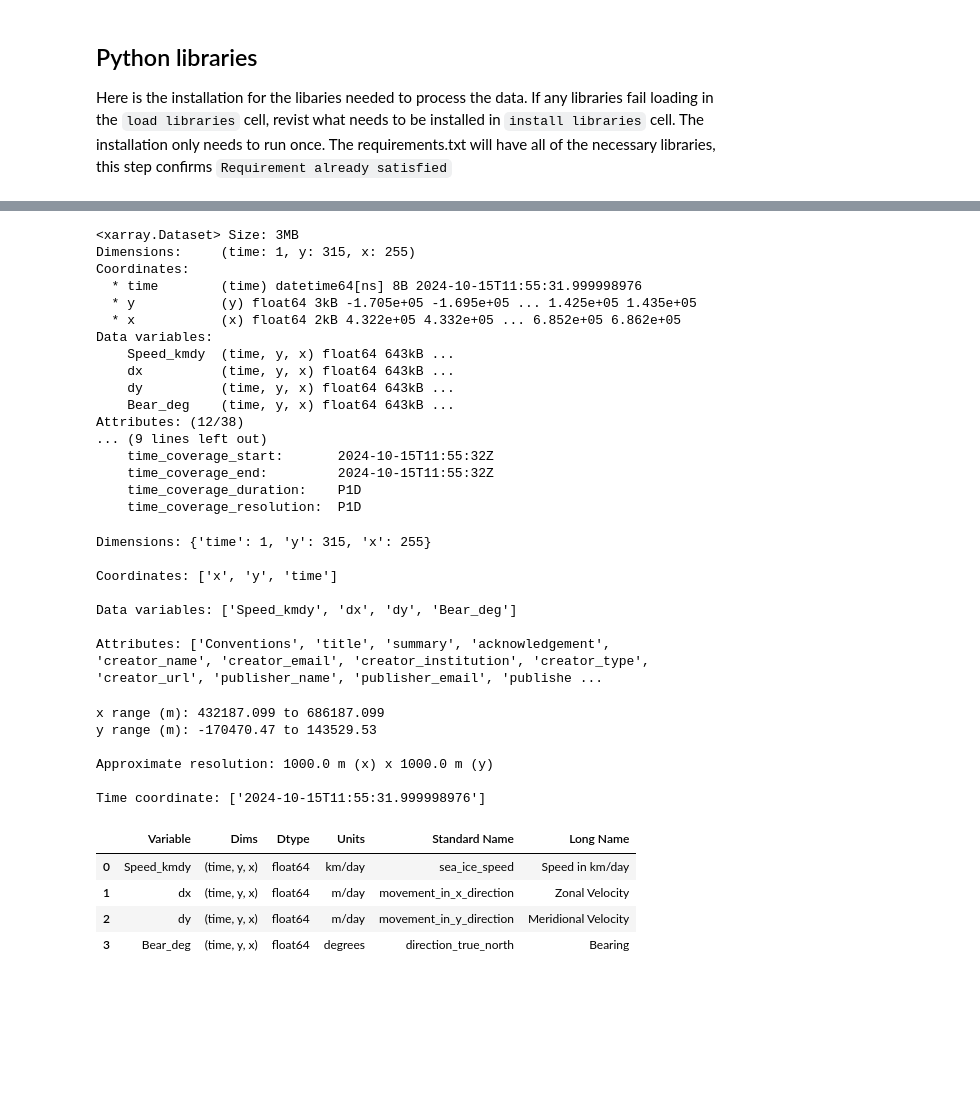
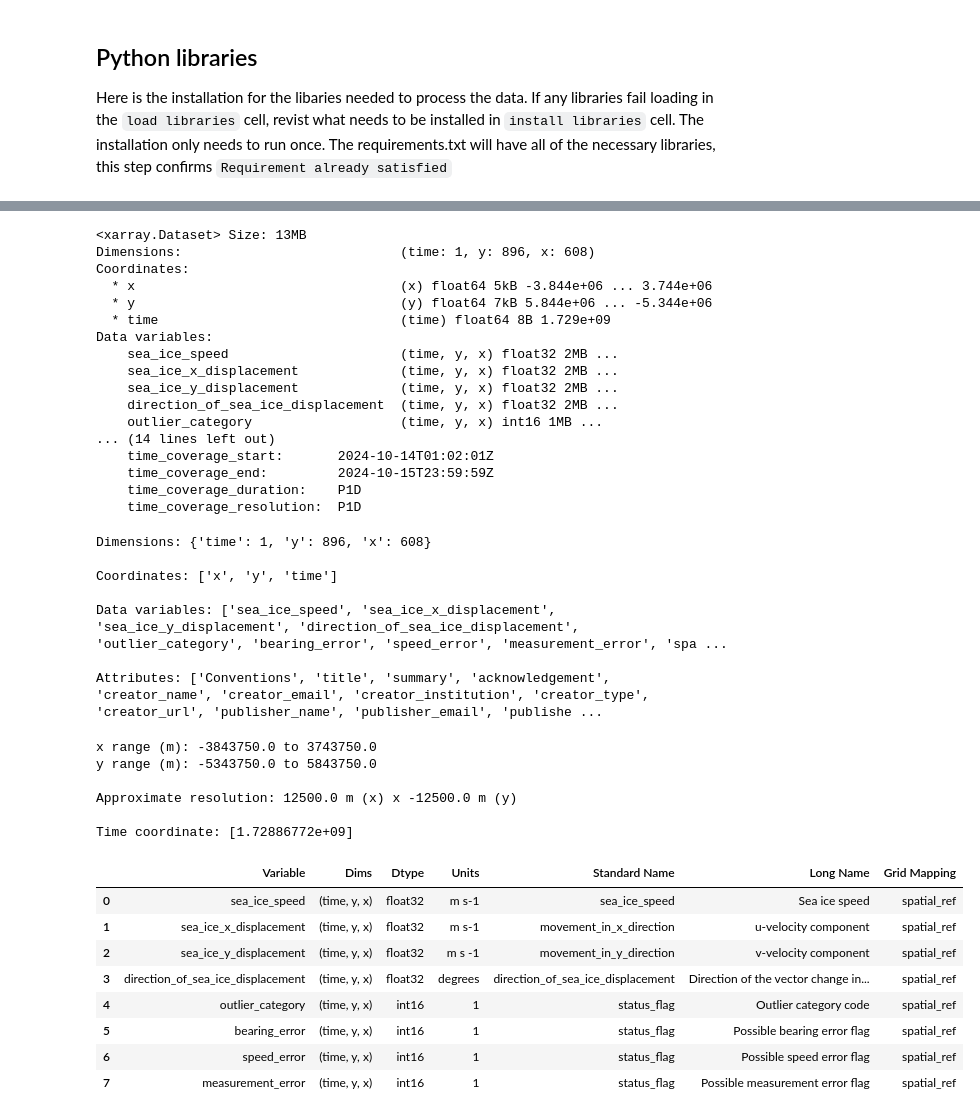
Before and after one commit to BG-NOAA/read_sar_drift_netcdf, a Jupyter notebook: read_netcdf_tutorial.ipynb, the cells around one changed output, grey strips where cells are left out. Drawn from its saved outputs; the diff is of its cells as text; code cells hidden in the pictures; blank space fills up the shorter version.

```diff
--- a/read_netcdf_tutorial.ipynb
+++ b/read_netcdf_tutorial.ipynb
@@ -43,25 +44,25 @@ if you see a warning foy `pyproj`, it is okay to ignore. Just a warning about se
 It has not impact on the ability to use the library
 """
 
-nc_path = "SIVelocity_SAR_20241015_115532_20241016_113140_v0.nc" # assuming file in in notebook directory
-ds = xr.open_dataset(nc_path)
+nc_path = "SIVelocity_SAR_20241014_20241015_daily_12km_NH_v01.nc" # assuming file in in notebook directory
+ds = xr.open_dataset(nc_path, decode_times=False, mask_and_scale=False)
 ds
 # %% [output]
-<xarray.Dataset> Size: 3MB
-Dimensions:     (time: 1, y: 315, x: 255)
+<xarray.Dataset> Size: 13MB
+Dimensions:                            (time: 1, y: 896, x: 608)
 Coordinates:
-  * time        (time) datetime64[ns] 8B 2024-10-15T11:55:31.999998976
-  * y           (y) float64 3kB -1.705e+05 -1.695e+05 ... 1.425e+05 1.435e+05
-  * x           (x) float64 2kB 4.322e+05 4.332e+05 ... 6.852e+05 6.862e+05
+  * x                                  (x) float64 5kB -3.844e+06 ... 3.744e+06
+  * y                                  (y) float64 7kB 5.844e+06 ... -5.344e+06
+  * time                               (time) float64 8B 1.729e+09
 Data variables:
-    Speed_kmdy  (time, y, x) float64 643kB ...
-    dx          (time, y, x) float64 643kB ...
-    dy          (time, y, x) float64 643kB ...
-    Bear_deg    (time, y, x) float64 643kB ...
-Attributes: (12/38)
-... (9 lines left out)
-    time_coverage_start:       2024-10-15T11:55:32Z
-    time_coverage_end:         2024-10-15T11:55:32Z
+    sea_ice_speed                      (time, y, x) float32 2MB ...
+    sea_ice_x_displacement             (time, y, x) float32 2MB ...
+    sea_ice_y_displacement             (time, y, x) float32 2MB ...
+    direction_of_sea_ice_displacement  (time, y, x) float32 2MB ...
+    outlier_category                   (time, y, x) int16 1MB ...
+... (14 lines left out)
+    time_coverage_start:       2024-10-14T01:02:01Z
+    time_coverage_end:         2024-10-15T23:59:59Z
     time_coverage_duration:    P1D
     time_coverage_resolution:  P1D
 # %%
@@ -72,11 +73,11 @@ print("Coordinates:", list(ds.coords), "\n")
 print("Data variables:", list(ds.data_vars), "\n")
 print("Attributes:", list(ds.attrs))
 # %% [output]
-Dimensions: {'time': 1, 'y': 315, 'x': 255}
+Dimensions: {'time': 1, 'y': 896, 'x': 608}
 
 Coordinates: ['x', 'y', 'time']
 
-Data variables: ['Speed_kmdy', 'dx', 'dy', 'Bear_deg']
+Data variables: ['sea_ice_speed', 'sea_ice_x_displacement', 'sea_ice_y_displacement', 'direction_of_sea_ice_displacement', 'outlier_category', 'bearing_error', 'speed_error', 'measurement_error', 'spa ...
 
 Attributes: ['Conventions', 'title', 'summary', 'acknowledgement', 'creator_name', 'creator_email', 'creator_institution', 'creator_type', 'creator_url', 'publisher_name', 'publisher_email', 'publishe ...
 # %%
@@ -96,32 +97,42 @@ print(f'Approximate resolution: {dx_grid} m (x) x {dy_grid} m (y)\n')
 # all time(s) in dataset
 print(f'Time coordinate: {ds["time"].values}')
 # %% [output]
-x range (m): 432187.099 to 686187.099
-y range (m): -170470.47 to 143529.53
+x range (m): -3843750.0 to 3743750.0
+y range (m): -5343750.0 to 5843750.0
 
-Approximate resolution: 1000.0 m (x) x 1000.0 m (y)
+Approximate resolution: 12500.0 m (x) x -12500.0 m (y)
 
-Time coordinate: ['2024-10-15T11:55:31.999998976']
+Time coordinate: [1.72886772e+09]
 # %%
 # variable metadata
 metadata = []
+display_spatial_ref = False
 for var in ds.data_vars:
     attrs = ds[var].attrs
+    if 'spatial_ref' in var:
+        # ignore spatial ref for each variable if it exists
+        display_spatial_ref = True
+        continue
     metadata.append(
         {
             'Variable': var,
             'Dims': ds[var].dims,
             'Dtype': ds[var].dtype,
-            'Units': attrs['units'],
-            'Standard Name': attrs['standard_name'],
-            'Long Name': attrs['long_name']
+            'Units': attrs.get('units', ''),
+            'Standard Name': attrs.get('standard_name', ''),
+            'Long Name': attrs.get('long_name', ''),
+            'Grid Mapping': attrs.get('grid_mapping', '')
         }
     )
 
-pd.DataFrame(metadata) # display in nice data frame
+display(pd.DataFrame(metadata)) # display in nice data frame
 # %% [output]
-|  | Variable | Dims | Dtype | Units | Standard Name | Long Name |
-| 0 | Speed_kmdy | (time, y, x) | float64 | km/day | sea_ice_speed | Speed in km/day |
-| 1 | dx | (time, y, x) | float64 | m/day | movement_in_x_direction | Zonal Velocity |
-| 2 | dy | (time, y, x) | float64 | m/day | movement_in_y_direction | Meridional Velocity |
-| 3 | Bear_deg | (time, y, x) | float64 | degrees | direction_true_north | Bearing |
+|  | Variable | Dims | Dtype | Units | Standard Name | Long Name | Grid Mapping |
+| 0 | sea_ice_speed | (time, y, x) | float32 | m s-1 | sea_ice_speed | Sea ice speed | spatial_ref |
+| 1 | sea_ice_x_displacement | (time, y, x) | float32 | m s-1 | movement_in_x_direction | u-velocity component | spatial_ref |
+| 2 | sea_ice_y_displacement | (time, y, x) | float32 | m s -1 | movement_in_y_direction | v-velocity component | spatial_ref |
+| 3 | direction_of_sea_ice_displacement | (time, y, x) | float32 | degrees | direction_of_sea_ice_displacement | Direction of the vector change in... | spatial_ref |
+| 4 | outlier_category | (time, y, x) | int16 | 1 | status_flag | Outlier category code | spatial_ref |
+| 5 | bearing_error | (time, y, x) | int16 | 1 | status_flag | Possible bearing error flag | spatial_ref |
+| 6 | speed_error | (time, y, x) | int16 | 1 | status_flag | Possible speed error flag | spatial_ref |
+| 7 | measurement_error | (time, y, x) | int16 | 1 | status_flag | Possible measurement error flag | spatial_ref |
```
Also changed, not shown: parts of 9 cells of this notebook, 5 other files.
